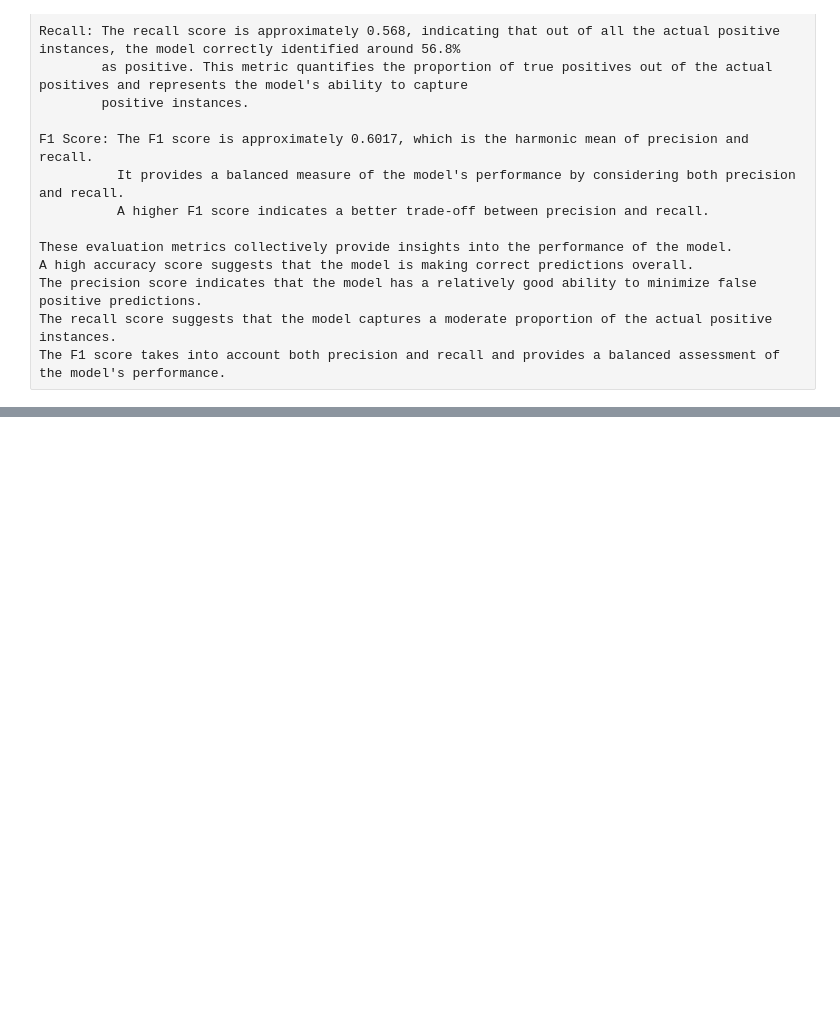
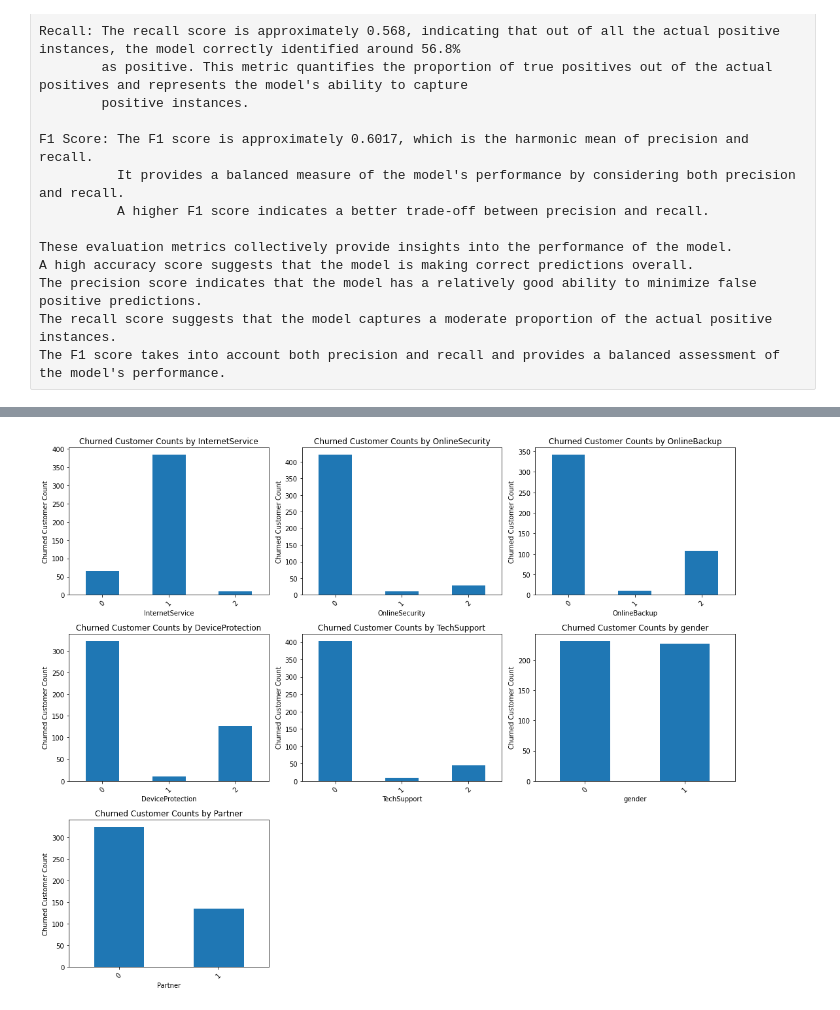
Before and after one commit to Aseye-Amedofu/Customer-churn-classification-project, a Jupyter notebook: LP2_Classification_Telco_customer_churn.ipynb, the cells around one changed output, grey strips where cells are left out. Drawn from its saved outputs; the diff is of its cells as text; code cells hidden in the pictures; blank space fills up the shorter version.

```diff
--- a/LP2_Classification_Telco_customer_churn.ipynb
+++ b/LP2_Classification_Telco_customer_churn.ipynb
@@ -1497,0 +1666,41 @@ The F1 score takes into account both precision and recall and provides a balance
+# %%
+# Define the features to plot
+features_to_plot = ['InternetService', 'OnlineSecurity', 'OnlineBackup', 'DeviceProtection',
+                    'TechSupport', 'gender', 'Partner']
+
+# Create subplots for the features
+fig, axes = plt.subplots(nrows=3, ncols=3, figsize=(15, 12))
+
+# Iterate over the features and create bar plots
+for i, feature in enumerate(features_to_plot):
+    churned_counts = churned_customer_counts[feature]  # Get churned customer counts for the feature
+
+    # Exclude features with empty plots
+    if not churned_counts.empty:
+        row = i // 3
+        col = i % 3
+        ax = axes[row, col]
+
+        # Create the bar plot
+        churned_counts.plot(kind='bar', ax=ax)
+        ax.set_title(f"Churned Customer Counts by {feature}")
+        ax.set_xlabel(feature)
+        ax.set_ylabel("Churned Customer Count")
+        ax.tick_params(axis='x', rotation=45)
+    else:
+        features_to_plot.remove(feature)  # Remove feature from the list of features to plot
+
+# Remove empty subplots
+if len(features_to_plot) < 9:
+    for i in range(len(features_to_plot), 9):
+        row = i // 3
+        col = i % 3
+        fig.delaxes(axes[row, col])
+
+# Adjust the spacing between subplots
+plt.tight_layout()
+
+# Show the plots
+plt.show()
+# %% [output]
+[figure, added]
```
Also changed, not shown: parts of 12 cells of this notebook, 1 other file.
